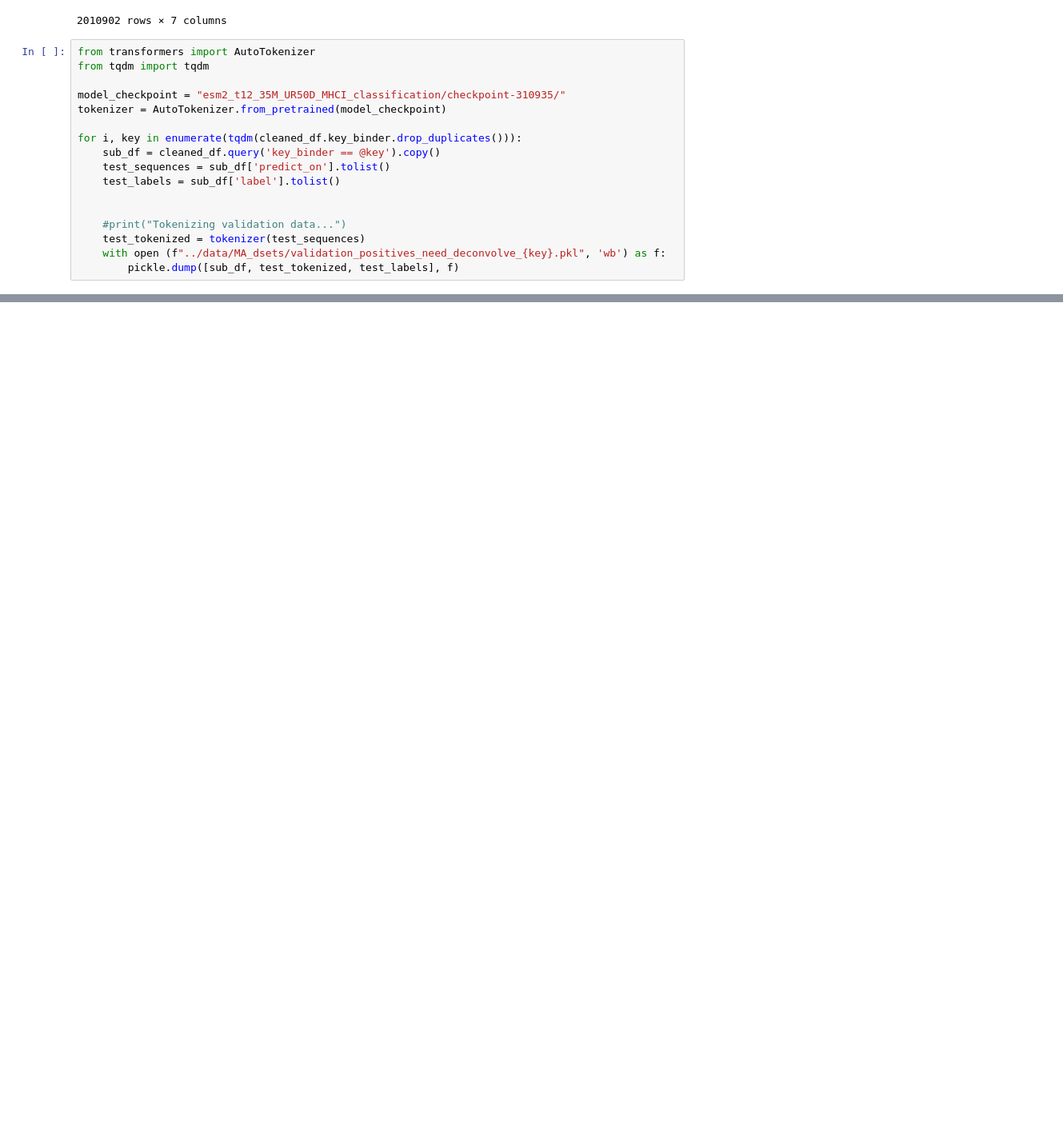
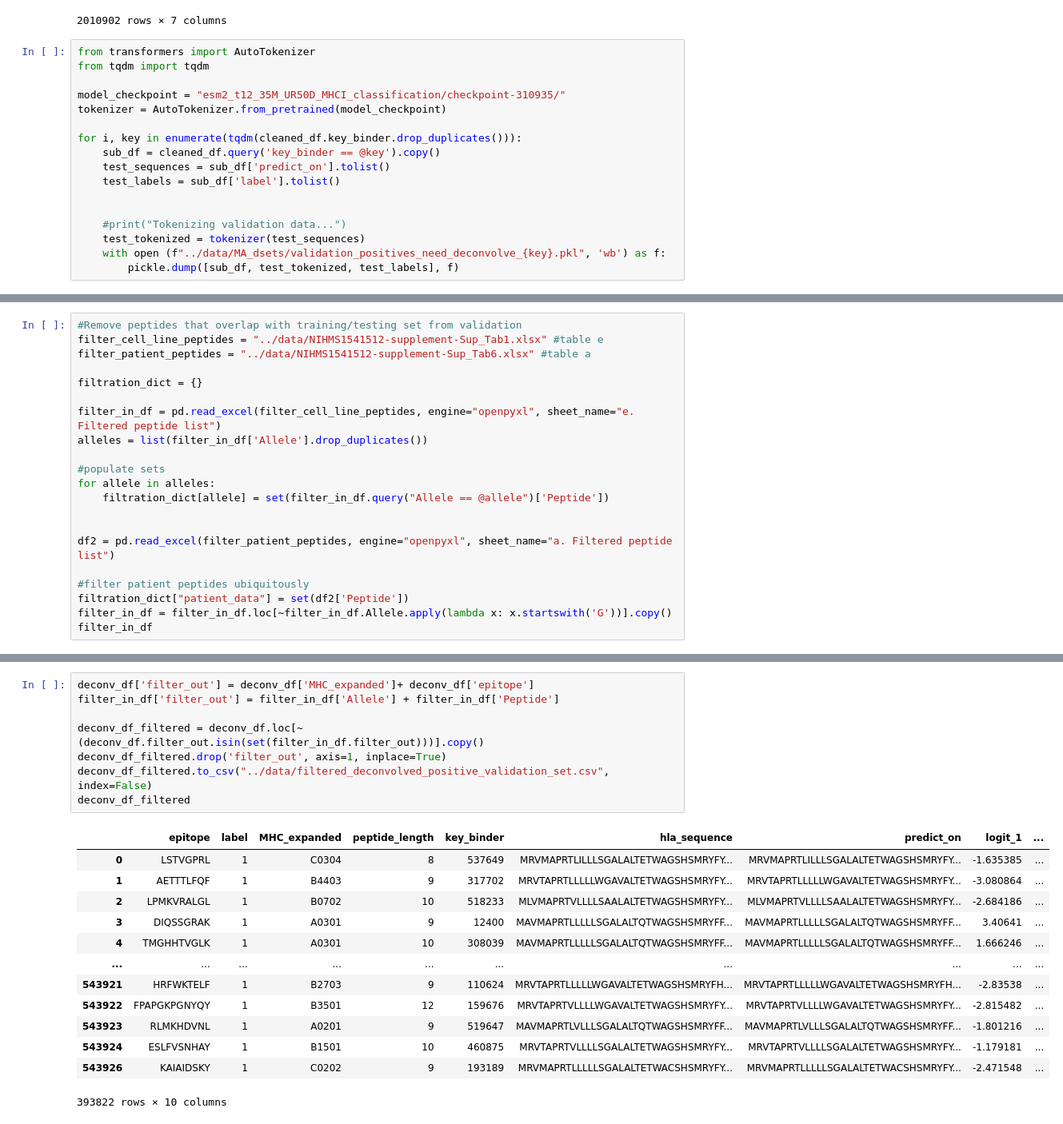
Before and after one commit to jrouhana/MHC_Class_I_Playground, a Jupyter notebook: notebooks/validate_independent_IEDB.ipynb, the cells around one changed output, grey strips where cells are left out. Shown: that part at 80% size. Cells and saved outputs as stored; diff of their text form; blank space fills up the shorter version.

```diff
--- a/notebooks/validate_independent_IEDB.ipynb
+++ b/notebooks/validate_independent_IEDB.ipynb
@@ -288,0 +300,21 @@ predicted_dfs
+# %%
+#Remove peptides that overlap with training/testing set from validation
+filter_cell_line_peptides = "../data/NIHMS1541512-supplement-Sup_Tab1.xlsx" #table e
+filter_patient_peptides = "../data/NIHMS1541512-supplement-Sup_Tab6.xlsx" #table a
+
+filtration_dict = {}
+
+filter_in_df = pd.read_excel(filter_cell_line_peptides, engine="openpyxl", sheet_name="e. Filtered peptide list")
+alleles = list(filter_in_df['Allele'].drop_duplicates())
+
+#populate sets
+for allele in alleles:
+    filtration_dict[allele] = set(filter_in_df.query("Allele == @allele")['Peptide'])
+
+
+df2 = pd.read_excel(filter_patient_peptides, engine="openpyxl", sheet_name="a. Filtered peptide list")
+
+#filter patient peptides ubiquitously
+filtration_dict["patient_data"] = set(df2['Peptide'])
+filter_in_df = filter_in_df.loc[~filter_in_df.Allele.apply(lambda x: x.startswith('G'))].copy()
+filter_in_df
@@ -289 +335,23 @@ predicted_dfs
+# %%
+deconv_df['filter_out'] = deconv_df['MHC_expanded']+ deconv_df['epitope']
+filter_in_df['filter_out'] = filter_in_df['Allele'] + filter_in_df['Peptide']
+
+deconv_df_filtered = deconv_df.loc[~(deconv_df.filter_out.isin(set(filter_in_df.filter_out)))].copy()
+deconv_df_filtered.drop('filter_out', axis=1, inplace=True)
+deconv_df_filtered.to_csv("../data/filtered_deconvolved_positive_validation_set.csv", index=False)
+deconv_df_filtered
+# %% [output]
+|  | epitope | label | MHC_expanded | peptide_length | key_binder | hla_sequence | predict_on | logit_1 | ... |
+| 0 | LSTVGPRL | 1 | C0304 | 8 | 537649 | MRVMAPRTLILLLSGALALTETWAGSHSMRYFY... | MRVMAPRTLILLLSGALALTETWAGSHSMRYFY... | -1.635385 | ... |
+| 1 | AETTTLFQF | 1 | B4403 | 9 | 317702 | MRVTAPRTLLLLLWGAVALTETWAGSHSMRYFY... | MRVTAPRTLLLLLWGAVALTETWAGSHSMRYFY... | -3.080864 | ... |
+| 2 | LPMKVRALGL | 1 | B0702 | 10 | 518233 | MLVMAPRTVLLLLSAALALTETWAGSHSMRYFY... | MLVMAPRTVLLLLSAALALTETWAGSHSMRYFY... | -2.684186 | ... |
+| 3 | DIQSSGRAK | 1 | A0301 | 9 | 12400 | MAVMAPRTLLLLLSGALALTQTWAGSHSMRYFF... | MAVMAPRTLLLLLSGALALTQTWAGSHSMRYFF... | 3.40641 | ... |
+| 4 | TMGHHTVGLK | 1 | A0301 | 10 | 308039 | MAVMAPRTLLLLLSGALALTQTWAGSHSMRYFF... | MAVMAPRTLLLLLSGALALTQTWAGSHSMRYFF... | 1.666246 | ... |
+| ... | ... | ... | ... | ... | ... | ... | ... | ... | ... |
+| 543921 | HRFWKTELF | 1 | B2703 | 9 | 110624 | MRVTAPRTLLLLLWGAVALTETWAGSHSMRYFH... | MRVTAPRTLLLLLWGAVALTETWAGSHSMRYFH... | -2.83538 | ... |
+| 543922 | FPAPGKPGNYQY | 1 | B3501 | 12 | 159676 | MRVTAPRTVLLLLWGAVALTETWAGSHSMRYFY... | MRVTAPRTVLLLLWGAVALTETWAGSHSMRYFY... | -2.815482 | ... |
+| 543923 | RLMKHDVNL | 1 | A0201 | 9 | 519647 | MAVMAPRTLVLLLSGALALTQTWAGSHSMRYFF... | MAVMAPRTLVLLLSGALALTQTWAGSHSMRYFF... | -1.801216 | ... |
+| 543924 | ESLFVSNHAY | 1 | B1501 | 10 | 460875 | MRVTAPRTVLLLLSGALALTETWAGSHSMRYFY... | MRVTAPRTVLLLLSGALALTETWAGSHSMRYFY... | -1.179181 | ... |
+| 543926 | KAIAIDSKY | 1 | C0202 | 9 | 193189 | MRVMAPRTLLLLLSGALALTETWACSHSMRYFY... | MRVMAPRTLLLLLSGALALTETWACSHSMRYFY... | -2.471548 | ... |
+393822 rows × 10 columns
 # %%
```
Also changed, not shown: parts of 7 cells of this notebook, 3 other files.
